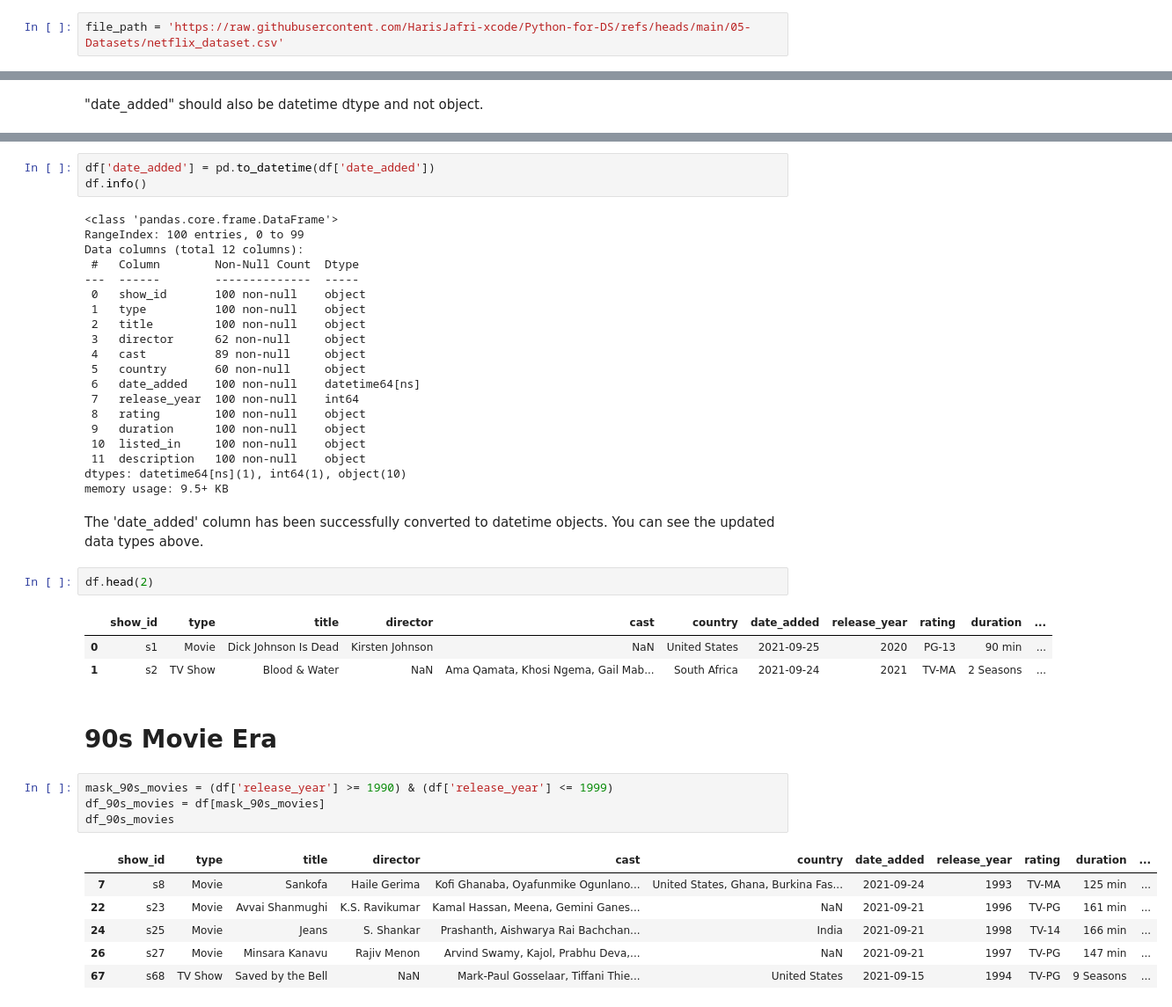
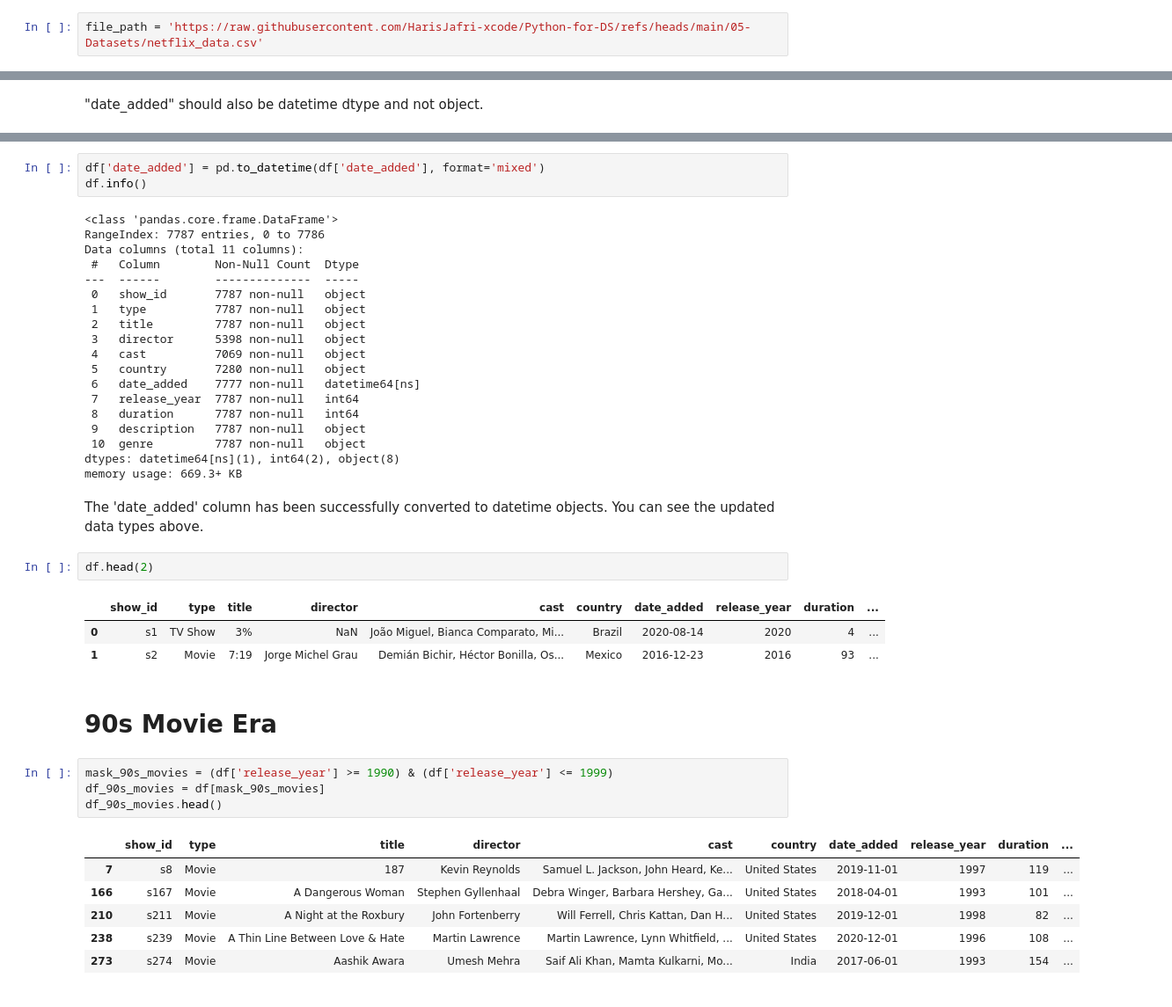
Before and after one commit to HarisJafri-xcode/Python-for-DS, a Jupyter notebook: 07-Projects/Investigating_Netflix_Movies.ipynb, the cells around one changed output, grey strips where cells are left out. Shown at 88% size. Drawn from its saved outputs; the diff is of its cells as text.

Commit message:
Started using updated Data Set

```diff
--- a/07-Projects/Investigating_Netflix_Movies.ipynb
+++ b/07-Projects/Investigating_Netflix_Movies.ipynb
@@ -17,7 +22,7 @@ import matplotlib.style
 # %% [markdown]
 # Analyze the Data Frame
 # %%
-file_path = 'https://raw.githubusercontent.com/HarisJafri-xcode/Python-for-DS/refs/heads/main/05-Datasets/netflix_dataset.csv'
+file_path = 'https://raw.githubusercontent.com/HarisJafri-xcode/Python-for-DS/refs/heads/main/05-Datasets/netflix_data.csv'
 # %%
 df = pd.read_csv(file_path)
 # %%
@@ -67,47 +71,46 @@ df.head(2)
 # %%
-df['date_added'] = pd.to_datetime(df['date_added'])
+df['date_added'] = pd.to_datetime(df['date_added'], format='mixed')
 df.info()
 # %% [output]
 <class 'pandas.core.frame.DataFrame'>
-RangeIndex: 100 entries, 0 to 99
-Data columns (total 12 columns):
+RangeIndex: 7787 entries, 0 to 7786
+Data columns (total 11 columns):
  #   Column        Non-Null Count  Dtype
 ---  ------        --------------  -----
- 0   show_id       100 non-null    object
- 1   type          100 non-null    object
- 2   title         100 non-null    object
- 3   director      62 non-null     object
- 4   cast          89 non-null     object
- 5   country       60 non-null     object
- 6   date_added    100 non-null    datetime64[ns]
- 7   release_year  100 non-null    int64
- 8   rating        100 non-null    object
- 9   duration      100 non-null    object
- 10  listed_in     100 non-null    object
- 11  description   100 non-null    object
-dtypes: datetime64[ns](1), int64(1), object(10)
-memory usage: 9.5+ KB
+ 0   show_id       7787 non-null   object
+ 1   type          7787 non-null   object
+ 2   title         7787 non-null   object
+ 3   director      5398 non-null   object
+ 4   cast          7069 non-null   object
+ 5   country       7280 non-null   object
+ 6   date_added    7777 non-null   datetime64[ns]
+ 7   release_year  7787 non-null   int64
+ 8   duration      7787 non-null   int64
+ 9   description   7787 non-null   object
+ 10  genre         7787 non-null   object
+dtypes: datetime64[ns](1), int64(2), object(8)
+memory usage: 669.3+ KB
 # %% [markdown]
 The 'date_added'  column has been successfully converted to datetime objects. You can see the updated data types above.
 # %%
 df.head(2)
 # %% [output]
-|  | show_id | type | title | director | cast | country | date_added | release_year | rating | duration | ... |
-| 0 | s1 | Movie | Dick Johnson Is Dead | Kirsten Johnson | NaN | United States | 2021-09-25 | 2020 | PG-13 | 90 min | ... |
-| 1 | s2 | TV Show | Blood & Water | NaN | Ama Qamata, Khosi Ngema, Gail Mab... | South Africa | 2021-09-24 | 2021 | TV-MA | 2 Seasons | ... |
+|  | show_id | type | title | director | cast | country | date_added | release_year | duration | ... |
+| 0 | s1 | TV Show | 3% | NaN | João Miguel, Bianca Comparato, Mi... | Brazil | 2020-08-14 | 2020 | 4 | ... |
+| 1 | s2 | Movie | 7:19 | Jorge Michel Grau | Demián Bichir, Héctor Bonilla, Os... | Mexico | 2016-12-23 | 2016 | 93 | ... |
 # %% [markdown]
 # 90s Movie Era
 # %%
 mask_90s_movies = (df['release_year'] >= 1990) & (df['release_year'] <= 1999)
 df_90s_movies = df[mask_90s_movies]
-df_90s_movies
+df_90s_movies.head()
 # %% [output]
-|  | show_id | type | title | director | cast | country | date_added | release_year | rating | duration | ... |
-| 7 | s8 | Movie | Sankofa | Haile Gerima | Kofi Ghanaba, Oyafunmike Ogunlano... | United States, Ghana, Burkina Fas... | 2021-09-24 | 1993 | TV-MA | 125 min | ... |
-| 22 | s23 | Movie | Avvai Shanmughi | K.S. Ravikumar | Kamal Hassan, Meena, Gemini Ganes... | NaN | 2021-09-21 | 1996 | TV-PG | 161 min | ... |
-| 24 | s25 | Movie | Jeans | S. Shankar | Prashanth, Aishwarya Rai Bachchan... | India | 2021-09-21 | 1998 | TV-14 | 166 min | ... |
-| 26 | s27 | Movie | Minsara Kanavu | Rajiv Menon | Arvind Swamy, Kajol, Prabhu Deva,... | NaN | 2021-09-21 | 1997 | TV-PG | 147 min | ... |
-| 67 | s68 | TV Show | Saved by the Bell | NaN | Mark-Paul Gosselaar, Tiffani Thie... | United States | 2021-09-15 | 1994 | TV-PG | 9 Seasons | ... |
+|  | show_id | type | title | director | cast | country | date_added | release_year | duration | ... |
+| 7 | s8 | Movie | 187 | Kevin Reynolds | Samuel L. Jackson, John Heard, Ke... | United States | 2019-11-01 | 1997 | 119 | ... |
+| 166 | s167 | Movie | A Dangerous Woman | Stephen Gyllenhaal | Debra Winger, Barbara Hershey, Ga... | United States | 2018-04-01 | 1993 | 101 | ... |
+| 210 | s211 | Movie | A Night at the Roxbury | John Fortenberry | Will Ferrell, Chris Kattan, Dan H... | United States | 2019-12-01 | 1998 | 82 | ... |
+| 238 | s239 | Movie | A Thin Line Between Love & Hate | Martin Lawrence | Martin Lawrence, Lynn Whitfield, ... | United States | 2020-12-01 | 1996 | 108 | ... |
+| 273 | s274 | Movie | Aashik Awara | Umesh Mehra | Saif Ali Khan, Mamta Kulkarni, Mo... | India | 2017-06-01 | 1993 | 154 | ... |
 # %%
 df_90s_movies.shape
 # %% [output]
```
Also changed, not shown: parts of 13 cells of this notebook.
